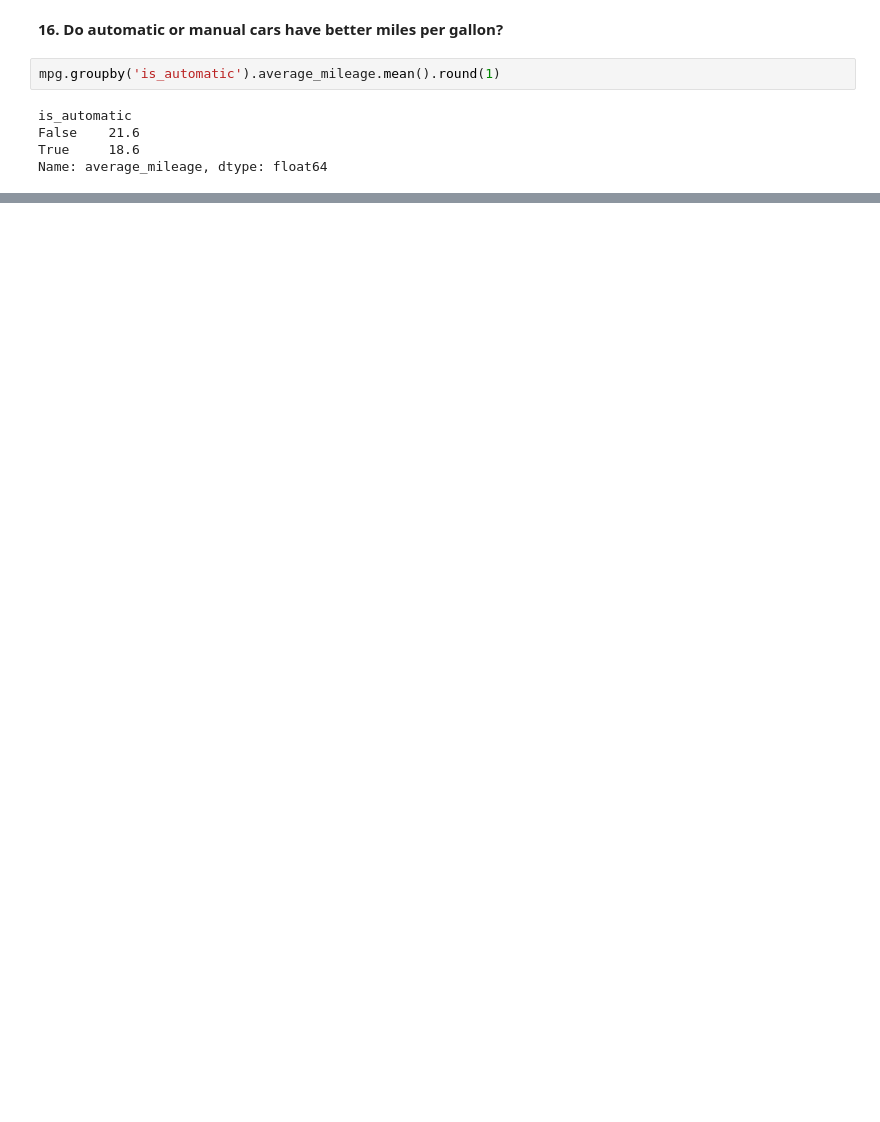
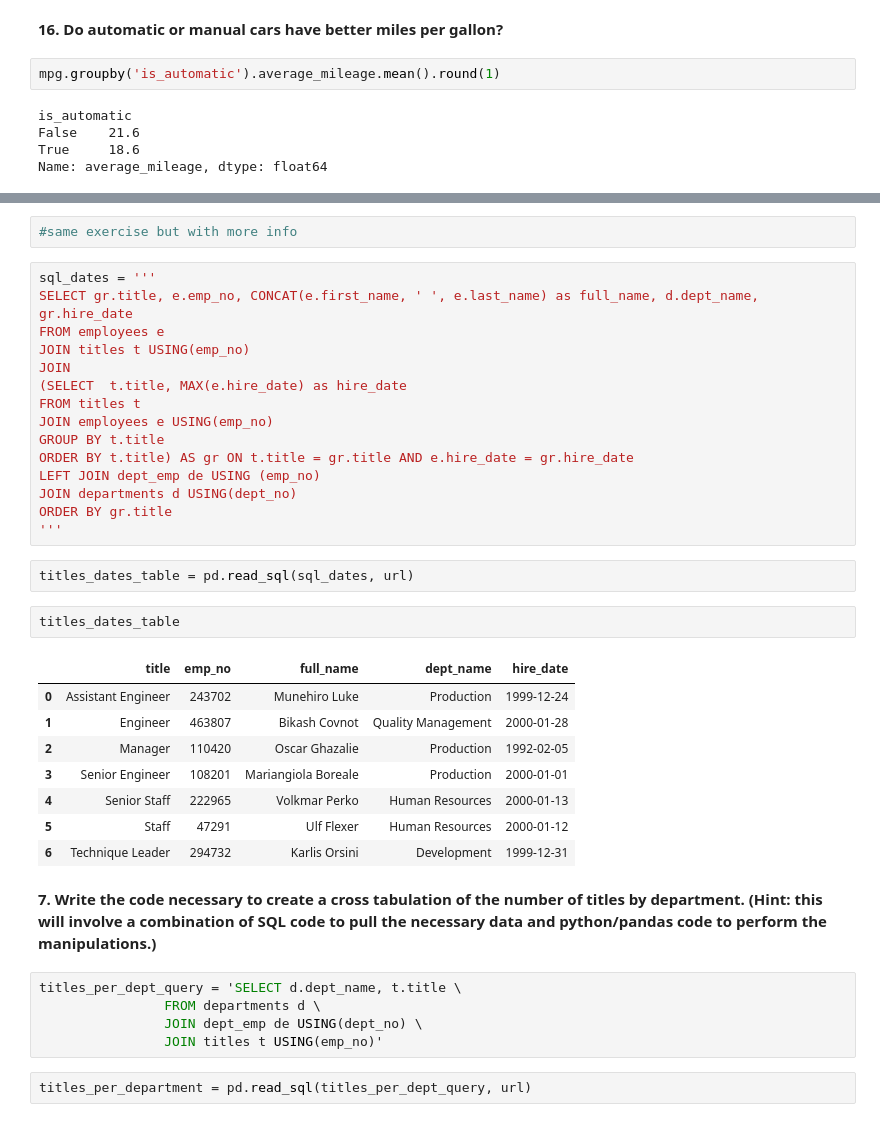
Before and after one commit to nadia-paz/numpy-pandas-visualization-exercises, a Jupyter notebook: advanced_dataframes.ipynb, the cells around one changed output, grey strips where cells are left out. Cells and saved outputs as stored; diff of their text form; blank space fills up the shorter version.

```diff
--- a/advanced_dataframes.ipynb
+++ b/advanced_dataframes.ipynb
@@ -608,0 +584,39 @@ pd.crosstab(titles_per_department.dept_name, titles_per_department.title)
+# %%
+#same exercise but with more info
+# %%
+sql_dates = '''
+SELECT gr.title, e.emp_no, CONCAT(e.first_name, ' ', e.last_name) as full_name, d.dept_name, gr.hire_date
+FROM employees e
+JOIN titles t USING(emp_no)
+JOIN
+(SELECT  t.title, MAX(e.hire_date) as hire_date
+FROM titles t
+JOIN employees e USING(emp_no)
+GROUP BY t.title
+ORDER BY t.title) AS gr ON t.title = gr.title AND e.hire_date = gr.hire_date
+LEFT JOIN dept_emp de USING (emp_no)
+JOIN departments d USING(dept_no)
+ORDER BY gr.title
+'''
+# %%
+titles_dates_table = pd.read_sql(sql_dates, url)
+# %%
+titles_dates_table
+# %% [output]
+|  | title | emp_no | full_name | dept_name | hire_date |
+| 0 | Assistant Engineer | 243702 | Munehiro Luke | Production | 1999-12-24 |
+| 1 | Engineer | 463807 | Bikash Covnot | Quality Management | 2000-01-28 |
+| 2 | Manager | 110420 | Oscar Ghazalie | Production | 1992-02-05 |
+| 3 | Senior Engineer | 108201 | Mariangiola Boreale | Production | 2000-01-01 |
+| 4 | Senior Staff | 222965 | Volkmar Perko | Human Resources | 2000-01-13 |
+| 5 | Staff | 47291 | Ulf Flexer | Human Resources | 2000-01-12 |
+| 6 | Technique Leader | 294732 | Karlis Orsini | Development | 1999-12-31 |
+# %% [markdown]
+**7. Write the code necessary to create a cross tabulation of the number of titles by department. (Hint: this will involve a combination of SQL code to pull the necessary data and python/pandas code to perform the manipulations.)**
+# %%
+titles_per_dept_query = 'SELECT d.dept_name, t.title \
+                FROM departments d \
+                JOIN dept_emp de USING(dept_no) \
+                JOIN titles t USING(emp_no)'
+# %%
+titles_per_department = pd.read_sql(titles_per_dept_query, url)
```
Also changed, not shown: parts of 79 cells of this notebook.
